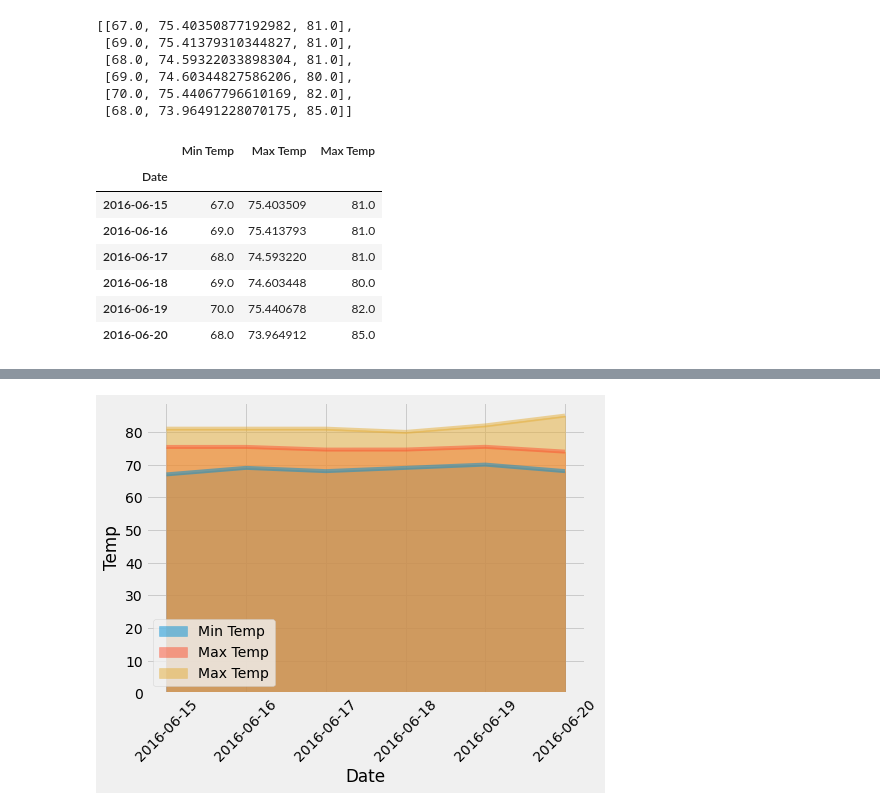
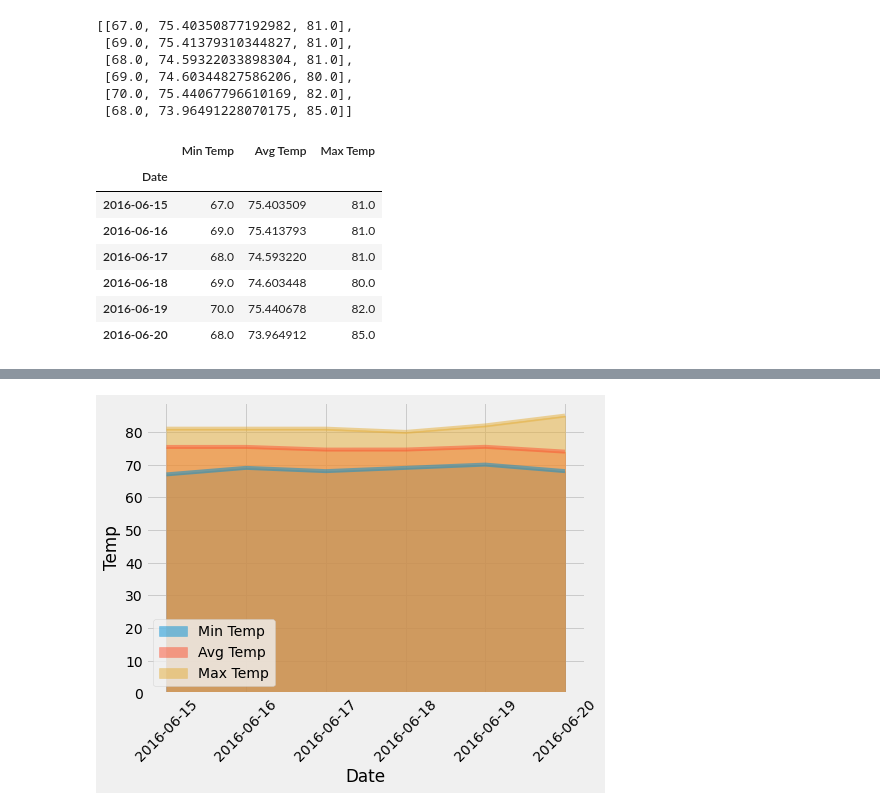
Before and after one commit to trvossler-max/sqlalchemy-challenge, a Jupyter notebook: climate_starter.ipynb, the cells around one changed output, grey strips where cells are left out. Drawn from its saved outputs; the diff is of its cells as text; code cells hidden in the pictures.

```diff
--- a/climate_starter.ipynb
+++ b/climate_starter.ipynb
@@ -162,0 +176,7 @@ plt.show()
+# %%
+#Identify the average temperature in December at all stations across all available years in the dataset.
+sel = [func.avg(measurement.tobs)]
+dec_average = session.query(*sel).\
+    filter(func.strftime("%m", measurement.date) == "12").all()
+
+dec_average
@@ -309,13 +339,13 @@ normals
  [68.0, 73.96491228070175, 85.0]]
 # %%
 # Load the previous query results into a Pandas DataFrame and add the `trip_dates` range as the `date` index
-bonus2_df = pd.DataFrame(normals, columns=['Min Temp', 'Max Temp', 'Max Temp'])
+bonus2_df = pd.DataFrame(normals, columns=['Min Temp', 'Avg Temp', 'Max Temp'])
 bonus2_df['Date'] = vacdates
 bonus2_df = bonus2_df.set_index('Date')
 
 bonus2_df
 # %% [output]
-|  | Min Temp | Max Temp | Max Temp |
+|  | Min Temp | Avg Temp | Max Temp |
 | Date |  |  |  |
 | 2016-06-15 | 67.0 | 75.403509 | 81.0 |
 | 2016-06-16 | 69.0 | 75.413793 | 81.0 |
@@ -327,5 +357,8 @@ bonus2_df
 # Plot the daily normals as an area plot with `stacked=False`
 bonus2_df.plot.area(figsize = (7,5), rot = 45, stacked=False)
 plt.ylabel("Temp")
-plt
+
+plt.savefig('Trip Temp Ranges')
+
+plt.show()
 # %% [output]
@@ -333 +365 @@ plt
-[figure, old version]
+[figure, new version]
```
Also changed, not shown: parts of 9 cells of this notebook, 5 other files.
